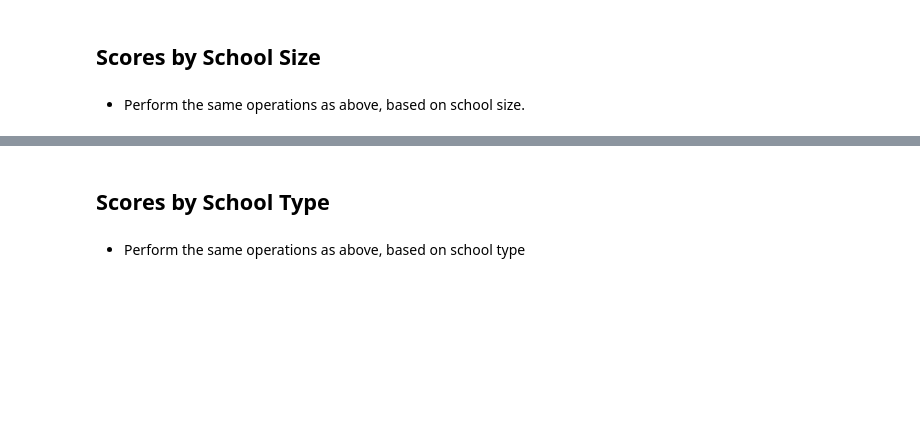
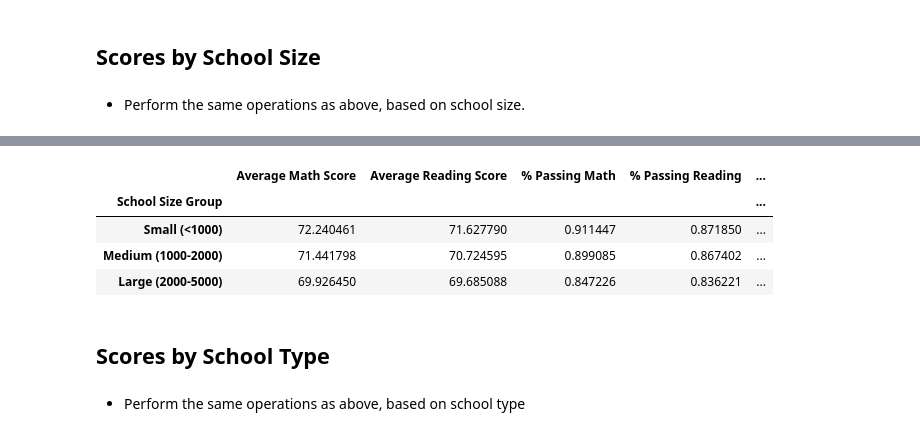
Before and after one commit to micah-trp/pandas-challenge, a Jupyter notebook: PyCitySchools_MRaquena.ipynb, the cells around one changed output, grey strips where cells are left out. Saved outputs shown, nothing was run; the diff lists cells and outputs as text; code cells hidden in the pictures; blank space fills up the shorter version.

```diff
--- a/PyCitySchools_MRaquena.ipynb
+++ b/PyCitySchools_MRaquena.ipynb
@@ -418,3 +398,32 @@ Name: Average Math Score, dtype: float64
 ## Scores by School Size
 # %% [markdown]
 * Perform the same operations as above, based on school size.
+# %%
+# # Size BIN
+
+# set size bins and labels
+
+size_bins = [0, 1000, 2000, 5000]
+size_labels = ["Small (<1000)", "Medium (1000-2000)", "Large (2000-5000)"]
+
+# # set up items of interest from past df
+# use budget and size to determine per cost
+size_bin_df = pd.DataFrame(arrange_df)
+# size_bin_df.head()
+
+# # use cut to bring in bin on new column ["Spending Ranges (Per Student)"]
+size_bin_df["School Size Group"] = pd.cut(size_bin_df["size"], size_bins, labels=size_labels, include_lowest=True)
+size_bin_df.reset_index
+size_bin_df.columns
+
+
+size_bin_df.rename(
+    columns={"reading_score": "Average Reading Score", "maths_score": "Average Math Score", "pass_reading": "% Passing Reading", "pass_math": "% Passing Math", "pass_overall": "% Overall Passing"},
+    inplace=True,
+)
+
+school_size_df = pd.DataFrame(size_bin_df)
+
+# table with data cut and shown by spending ranges.
+# table at individual student level
+school_size_df.head()
@@ -420,0 +437,10 @@ Name: Average Math Score, dtype: float64
+# %%
+# table at grouped level for each Bin "Spending Ranges (Per Student)"
+school_size_grouped_df = school_size_df.groupby(["School Size Group"])[["Average Math Score","Average Reading Score","% Passing Math","% Passing Reading","% Overall Passing"]].mean()
+school_size_grouped_df
+# %% [output]
+|  | Average Math Score | Average Reading Score | % Passing Math | % Passing Reading | ... |
+| School Size Group |  |  |  |  | ... |
+| Small (<1000) | 72.240461 | 71.627790 | 0.911447 | 0.871850 | ... |
+| Medium (1000-2000) | 71.441798 | 70.724595 | 0.899085 | 0.867402 | ... |
+| Large (2000-5000) | 69.926450 | 69.685088 | 0.847226 | 0.836221 | ... |
```
Also changed, not shown: parts of 15 cells of this notebook.
